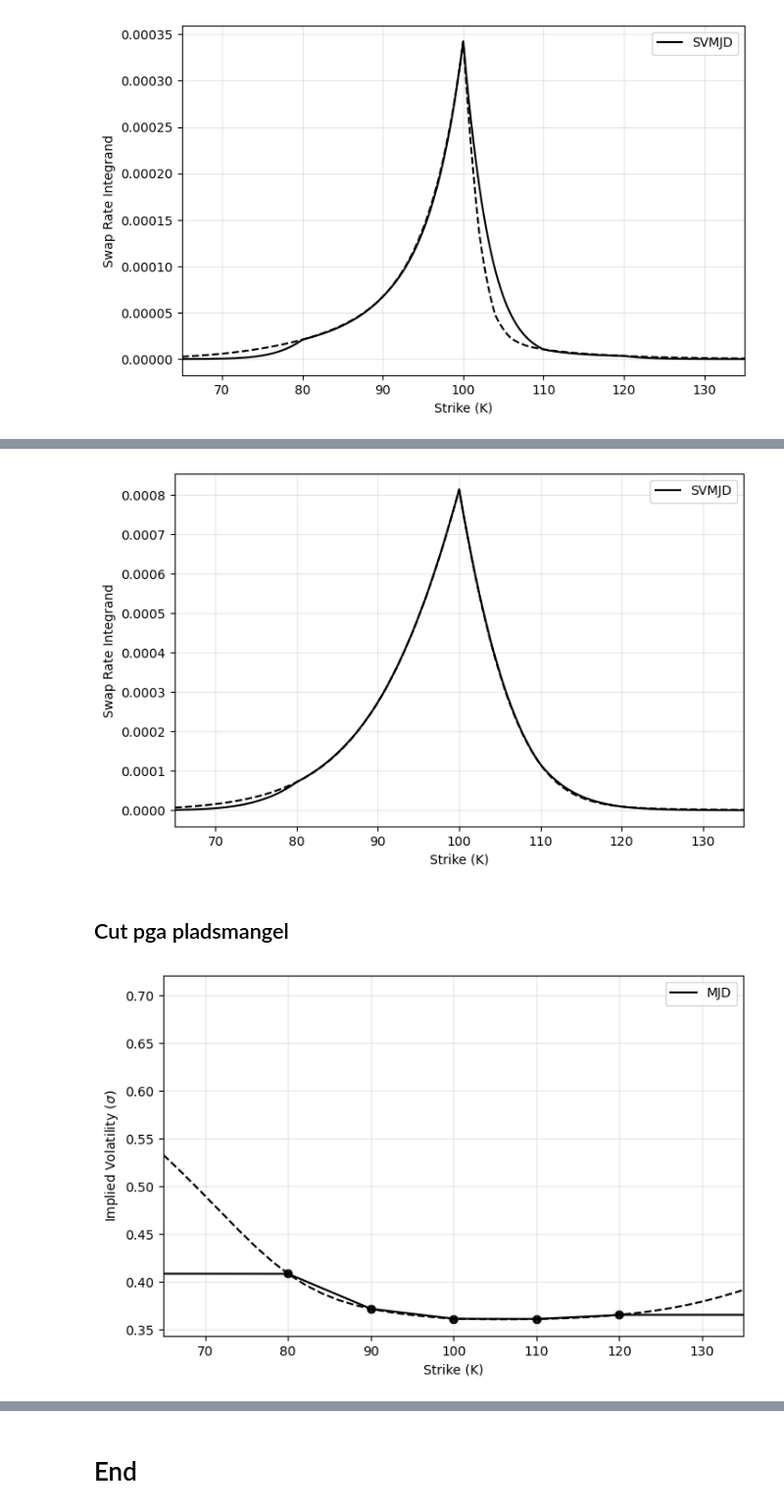
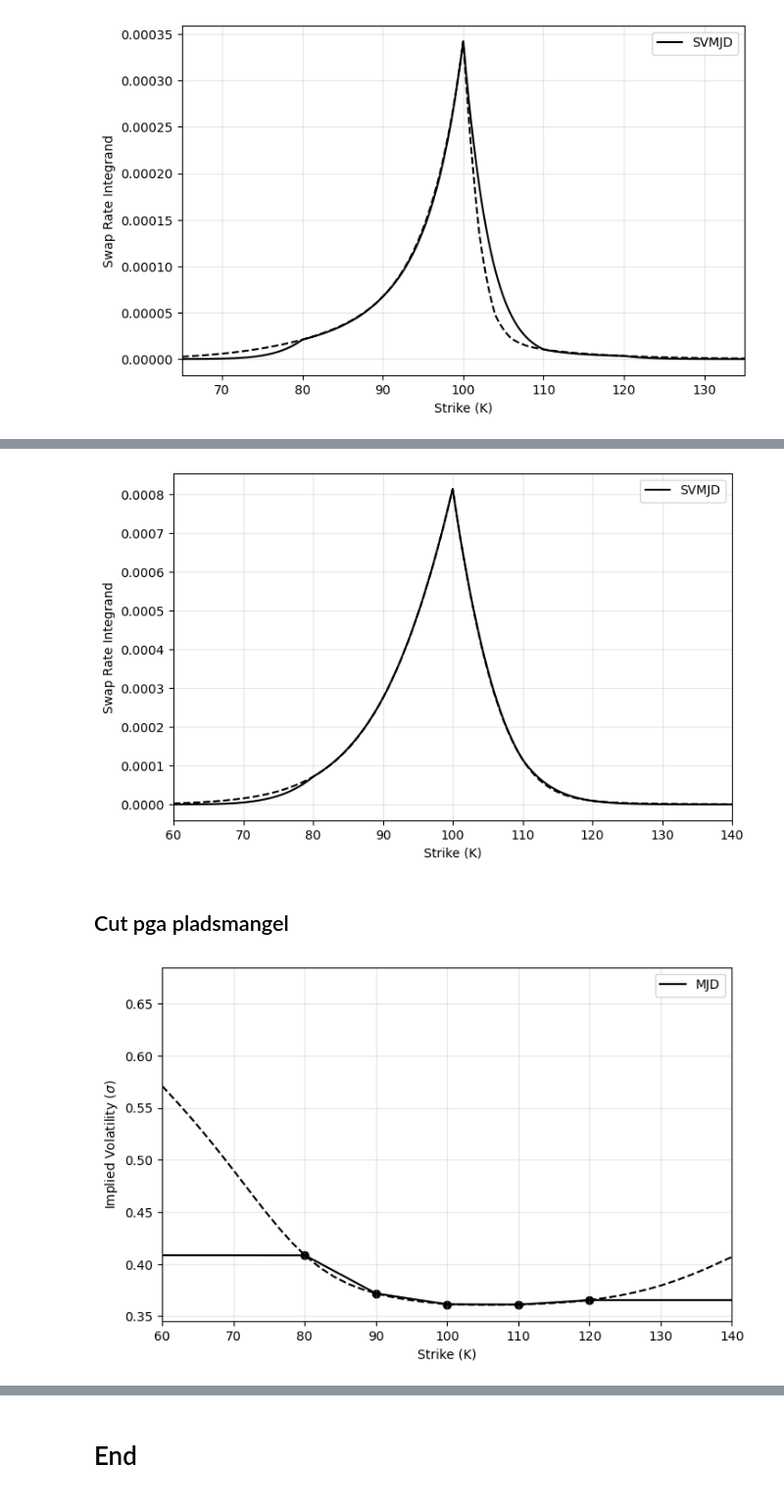
Before and after one commit to MadsHebsgaard/volpy, a Jupyter notebook: Code to produce results/Error_Robustness_Analysis.ipynb, the cells around one changed output, grey strips where cells are left out. Shown at 98% size. Drawn from its saved outputs; the diff is of its cells as text; code cells hidden in the pictures.

```diff
--- a/Code to produce results/Error_Robustness_Analysis.ipynb
+++ b/Code to produce results/Error_Robustness_Analysis.ipynb
@@ -192,7 +192,7 @@ plt.figure(figsize=(8, 5))
 model_list = ["BS", "MJD", "Heston", "SVMJD"]
 color_list = ["green", "blue", "red", "black"]
 vt = 0
-pm_std = 1.5
+pm_std = 3
 
 od_RA_ = od_RA[(od_RA["ln vt/theta"] == vt) | (od_RA["model"].isin(["BS", "MJD"]))].copy()
 od_RA_ = od_RA_[od_RA_["model"].isin(model_list)].copy()
@@ -325,7 +325,7 @@ plt.figure(figsize=(8, 5))
 model_list = ["SVMJD"]
 color_list = ["black"]
 vt = -2
-pm_std = 2
+pm_std = 3
 
 od_RA_ = od_RA[(od_RA["ln vt/theta"] == vt) | (od_RA["model"].isin(["BS", "MJD"]))].copy()
 od_RA_ = od_RA_[od_RA_["model"].isin(model_list)].copy()
@@ -443,12 +443,12 @@ for model, color in zip(model_list, color_list):
 plt.ylabel(r"Swap Rate Integrand")
 plt.xlabel("Strike (K)")
 plt.grid(alpha=0.3)
-plt.xlim((65,135))
+plt.xlim((60,140))
 plt.legend()
 plt.savefig("figures/Error RA/Robustness_analysis_integrand_vt0_SVMJD.pdf")
 plt.show()
 # %% [output]
-[figure, old version]
+[figure, new version]
 # %% [markdown]
 ## Cut pga pladsmangel
 # %%
@@ -457,7 +457,7 @@ import matplotlib.pyplot as plt
 plt.figure(figsize=(8, 5))
 model_list = ["MJD"]
 color_list = ["black"]
-vt = 3
+vt = 0
 pm_std = 2
 
 od_RA_ = od_RA[(od_RA["ln vt/theta"] == vt) | (od_RA["model"].isin(["BS", "MJD"]))].copy()
@@ -466,36 +466,36 @@ low_df = od_RA_[od_RA_["low"] == True].copy()
 high_df = od_RA_[od_RA_["high"] == True].copy()
 
 colors = {}  # store colors to ensure consistency
 
 for model, color in zip(model_list, color_list):
 
     # Filter and plot the "low" line (solid)
     df_low = low_df[low_df["model"] == model].copy()
     K_grid, iv_grid, undiscounted_option_prices, integrand = foo(df_low, pm_std=pm_std)
 
     plt.scatter(df_low["K"], df_low["IV"], color = color)
     line, = plt.plot(K_grid, iv_grid, label=f"{model}", color = color)
     colors[model] = line.get_color()  # Save color used for this model
 
     # Filter and plot the "high" line (dashed)
     df_high = high_df[high_df["model"] == model].copy()
     # df_high = df_high[(df_high["K"] >= df_low["K"].min()) & (df_high["K"] <= df_low["K"].max())].copy()
     K_grid, iv_grid, undiscounted_option_prices, integrand = foo(df_high, pm_std=pm_std)
 
     colors[model] = line.get_color()  # Save color used for this model
 
     plt.plot(K_grid, iv_grid, linestyle="--", color=colors[model])
 
 plt.ylabel(r"Implied Volatility ($\sigma$)")
 plt.xlabel("Strike (K)")
 plt.grid(alpha=0.3)
-plt.xlim((65,135))
+plt.xlim((60,140))
 # plt.ylim(0.25, 0.55)
 plt.legend()
-plt.savefig("figures/Error RA/Robustness_analysis_IV_vt0_SVMJD.pdf")
+plt.savefig("figures/Error RA/Robustness_analysis_IV_MJD.pdf")
 plt.show()
 # %% [output]
-[figure, old version]
+[figure, new version]
 # %%
 import matplotlib.pyplot as plt
 
```
Also changed, not shown: parts of 22 cells of this notebook, 9 other files.
